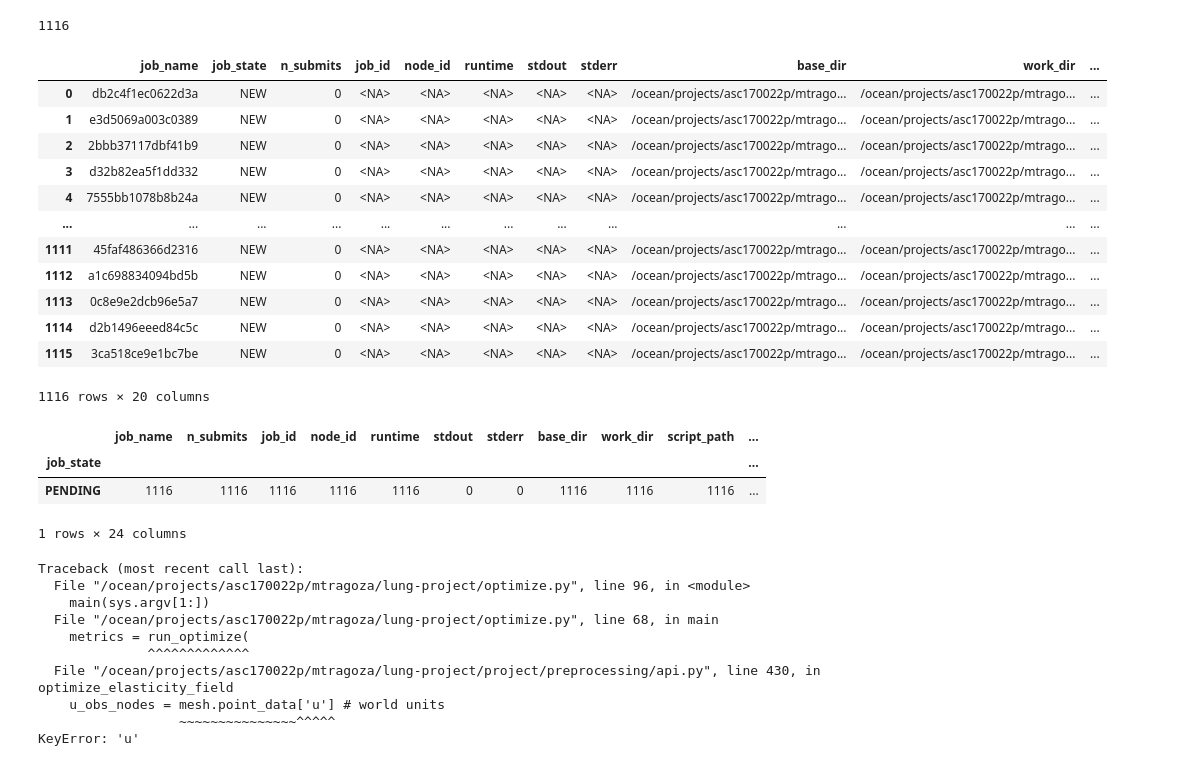
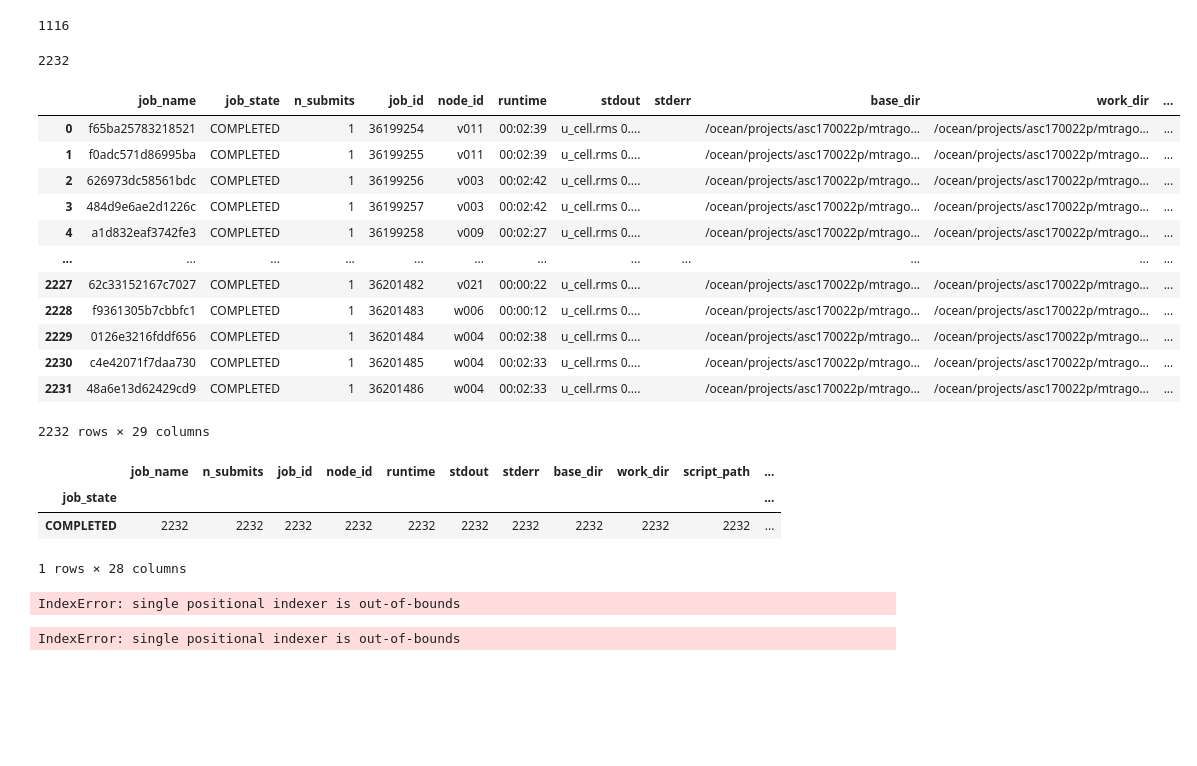
Before and after one commit to mattragoza/lung-project, a Jupyter notebook: notebooks/shapenet/21-optimize-experiment.ipynb, the cells around one changed output. Drawn from its saved outputs; the diff is of its cells as text; code cells hidden in the pictures; blank space fills up the shorter version.

Commit message:
updated optimization results + bug fixes

```diff
--- a/notebooks/shapenet/21-optimize-experiment.ipynb
+++ b/notebooks/shapenet/21-optimize-experiment.ipynb
@@ -107,28 +107,55 @@ grid = ps.param_grid(subject=sel.subject, variant='2025-11-02', config='2025-11-
 len(grid)
 # %% [output]
 1116
+# %%
+base_dir = '2025-11-24_optimize' # post CVPR- new material catalog, rho known experiment
+
+template = '''\
+#!/bin/bash
+#SBATCH --job-name={job_name}
+#SBATCH --account=asc170022p
+#SBATCH --partition=GPU-shared
+#SBATCH --gres=gpu:1
+#SBATCH -t 24:00:00
+
+source ~/.bashrc
+set -eo pipefail
+
+mamba activate /ocean/projects/asc170022p/mtragoza/mambaforge/envs/warp
+
+python $LP/optimize.py {config} \\
+    --set dataset.examples.subjects={subject} \\
+    --set optimization.physics_adapter.rho_known={rho_known}
+
+'''
+name_format = '{params_hash}'
+
+grid = ps.param_grid(subject=sel.subject, rho_known=[True, False], variant='2025-11-20', config='2025-11-20_config.yaml')
+len(grid)
+# %% [output]
+2232
 # %%
 %autoreload
 try:
-    jobs = ps.setup(base_dir, template, name_format, grid, overwrite=True)
+    jobs = ps.setup(base_dir, template, name_format, grid, overwrite=False)
 except OSError:
     jobs = ps.load(base_dir)
 
 jobs
 # %% [output]
 |  | job_name | job_state | n_submits | job_id | node_id | runtime | stdout | stderr | base_dir | work_dir | ... |
-| 0 | db2c4f1ec0622d3a | NEW | 0 | <NA> | <NA> | <NA> | <NA> | <NA> | /ocean/projects/asc170022p/mtrago... | /ocean/projects/asc170022p/mtrago... | ... |
-| 1 | e3d5069a003c0389 | NEW | 0 | <NA> | <NA> | <NA> | <NA> | <NA> | /ocean/projects/asc170022p/mtrago... | /ocean/projects/asc170022p/mtrago... | ... |
-| 2 | 2bbb37117dbf41b9 | NEW | 0 | <NA> | <NA> | <NA> | <NA> | <NA> | /ocean/projects/asc170022p/mtrago... | /ocean/projects/asc170022p/mtrago... | ... |
-| 3 | d32b82ea5f1dd332 | NEW | 0 | <NA> | <NA> | <NA> | <NA> | <NA> | /ocean/projects/asc170022p/mtrago... | /ocean/projects/asc170022p/mtrago... | ... |
-| 4 | 7555bb1078b8b24a | NEW | 0 | <NA> | <NA> | <NA> | <NA> | <NA> | /ocean/projects/asc170022p/mtrago... | /ocean/projects/asc170022p/mtrago... | ... |
+| 0 | f65ba25783218521 | COMPLETED | 1 | 36199254 | v011 | 00:02:39 | u_cell.rms 0.... |  | /ocean/projects/asc170022p/mtrago... | /ocean/projects/asc170022p/mtrago... | ... |
+| 1 | f0adc571d86995ba | COMPLETED | 1 | 36199255 | v011 | 00:02:39 | u_cell.rms 0.... |  | /ocean/projects/asc170022p/mtrago... | /ocean/projects/asc170022p/mtrago... | ... |
+| 2 | 626973dc58561bdc | COMPLETED | 1 | 36199256 | v003 | 00:02:42 | u_cell.rms 0.... |  | /ocean/projects/asc170022p/mtrago... | /ocean/projects/asc170022p/mtrago... | ... |
+| 3 | 484d9e6ae2d1226c | COMPLETED | 1 | 36199257 | v003 | 00:02:42 | u_cell.rms 0.... |  | /ocean/projects/asc170022p/mtrago... | /ocean/projects/asc170022p/mtrago... | ... |
+| 4 | a1d832eaf3742fe3 | COMPLETED | 1 | 36199258 | v009 | 00:02:27 | u_cell.rms 0.... |  | /ocean/projects/asc170022p/mtrago... | /ocean/projects/asc170022p/mtrago... | ... |
 | ... | ... | ... | ... | ... | ... | ... | ... | ... | ... | ... | ... |
-| 1111 | 45faf486366d2316 | NEW | 0 | <NA> | <NA> | <NA> | <NA> | <NA> | /ocean/projects/asc170022p/mtrago... | /ocean/projects/asc170022p/mtrago... | ... |
-| 1112 | a1c698834094bd5b | NEW | 0 | <NA> | <NA> | <NA> | <NA> | <NA> | /ocean/projects/asc170022p/mtrago... | /ocean/projects/asc170022p/mtrago... | ... |
-| 1113 | 0c8e9e2dcb96e5a7 | NEW | 0 | <NA> | <NA> | <NA> | <NA> | <NA> | /ocean/projects/asc170022p/mtrago... | /ocean/projects/asc170022p/mtrago... | ... |
-| 1114 | d2b1496eeed84c5c | NEW | 0 | <NA> | <NA> | <NA> | <NA> | <NA> | /ocean/projects/asc170022p/mtrago... | /ocean/projects/asc170022p/mtrago... | ... |
-| 1115 | 3ca518ce9e1bc7be | NEW | 0 | <NA> | <NA> | <NA> | <NA> | <NA> | /ocean/projects/asc170022p/mtrago... | /ocean/projects/asc170022p/mtrago... | ... |
+| 2227 | 62c33152167c7027 | COMPLETED | 1 | 36201482 | v021 | 00:00:22 | u_cell.rms 0.... |  | /ocean/projects/asc170022p/mtrago... | /ocean/projects/asc170022p/mtrago... | ... |
+| 2228 | f9361305b7cbbfc1 | COMPLETED | 1 | 36201483 | w006 | 00:00:12 | u_cell.rms 0.... |  | /ocean/projects/asc170022p/mtrago... | /ocean/projects/asc170022p/mtrago... | ... |
+| 2229 | 0126e3216fddf656 | COMPLETED | 1 | 36201484 | w004 | 00:02:38 | u_cell.rms 0.... |  | /ocean/projects/asc170022p/mtrago... | /ocean/projects/asc170022p/mtrago... | ... |
+| 2230 | c4e42071f7daa730 | COMPLETED | 1 | 36201485 | w004 | 00:02:33 | u_cell.rms 0.... |  | /ocean/projects/asc170022p/mtrago... | /ocean/projects/asc170022p/mtrago... | ... |
+| 2231 | 48a6e13d62429cd9 | COMPLETED | 1 | 36201486 | w004 | 00:02:33 | u_cell.rms 0.... |  | /ocean/projects/asc170022p/mtrago... | /ocean/projects/asc170022p/mtrago... | ... |
-1116 rows × 20 columns
+2232 rows × 29 columns
 # %%
 %autoreload
 jobs = ps.recover(jobs)
@@ -138,20 +165,15 @@ jobs.groupby(['job_state']).count()
 # %% [output]
 |  | job_name | n_submits | job_id | node_id | runtime | stdout | stderr | base_dir | work_dir | script_path | ... |
 | job_state |  |  |  |  |  |  |  |  |  |  | ... |
-| PENDING | 1116 | 1116 | 1116 | 1116 | 1116 | 0 | 0 | 1116 | 1116 | 1116 | ... |
+| COMPLETED | 2232 | 2232 | 2232 | 2232 | 2232 | 2232 | 2232 | 2232 | 2232 | 2232 | ... |
-1 rows × 24 columns
+1 rows × 28 columns
 # %%
 jobs = ps.collect(jobs)
+# %%
+jobs[jobs.job_state == 'FAILED'].iloc[1]
+# %% [output]
+IndexError: single positional indexer is out-of-bounds
 # %%
-print(jobs[jobs.job_state == 'FAILED'].iloc[0].stderr)
+print(jobs[jobs.job_state == 'FAILED'].iloc[1].stderr)
 # %% [output]
-Traceback (most recent call last):
-  File "/ocean/projects/asc170022p/mtragoza/lung-project/optimize.py", line 96, in <module>
-    main(sys.argv[1:])
-  File "/ocean/projects/asc170022p/mtragoza/lung-project/optimize.py", line 68, in main
-    metrics = run_optimize(
-              ^^^^^^^^^^^^^
-  File "/ocean/projects/asc170022p/mtragoza/lung-project/project/preprocessing/api.py", line 430, in optimize_elasticity_field
-    u_obs_nodes = mesh.point_data['u'] # world units
-                  ~~~~~~~~~~~~~~~^^^^^
-KeyError: 'u'
+IndexError: single positional indexer is out-of-bounds
```
Also changed, not shown: parts of 18 cells of this notebook, 7 other files.
